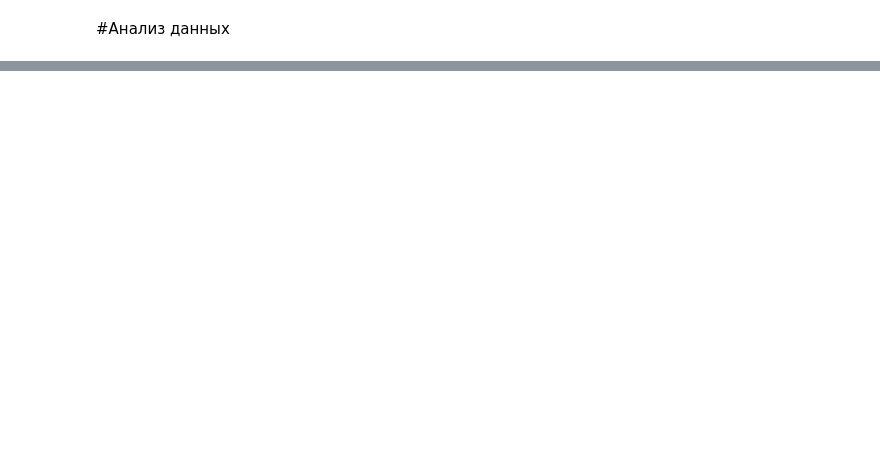
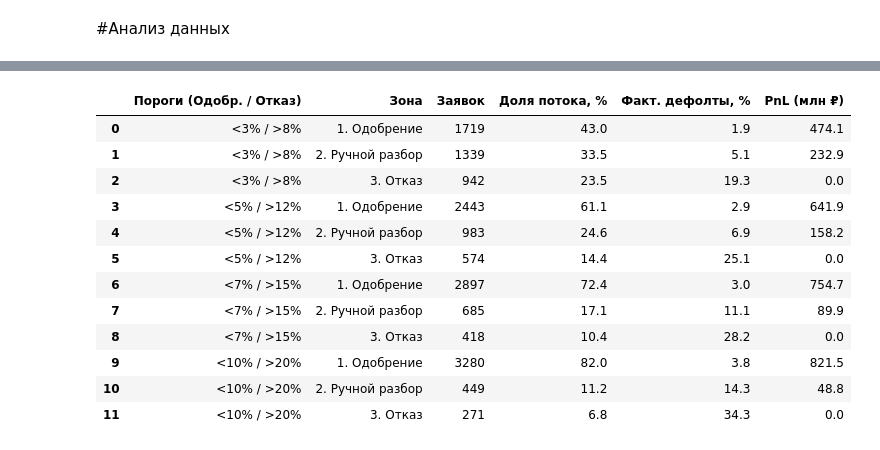
Before and after one commit to yldsha/ai-credit-assistant, a Jupyter notebook: scoring/notebooks/Кредитный_скролинг+анализ.ipynb, the cells around one changed output, grey strips where cells are left out. Drawn from its saved outputs; the diff is of its cells as text; code cells hidden in the pictures; blank space fills up the shorter version.

```diff
--- a/scoring/notebooks/Кредитный_скролинг+анализ.ipynb
+++ b/scoring/notebooks/Кредитный_скролинг+анализ.ipynb
@@ -653,0 +537,83 @@ display(scenario_table)
+# %%
+import numpy as np
+import pandas as pd
+
+# Адаптируем сценарии под наш откалиброванный уровень дефолта ~7%.
+# Пороги 20-40% не сработают, так как вероятности редко доходят до таких значений.
+scenarios = [
+    (0.03, 0.08),  # Консервативный: мало выдаем авто-одобрением, бережем портфель
+    (0.05, 0.12),  # Баланс: средний риск
+    (0.07, 0.15),  # Агрессивный: максимальный захват рынка
+    (0.10, 0.20),  # Сверх-агрессивный
+]
+
+# Условные бизнес-метрики для оценки качества скоринга в деньгах (PnL)
+AVG_LOAN = 2_000_000
+MARGIN = 0.15  # Заработок банка с хорошего клиента (+15%)
+LOSS = 0.50    # Потеря тела кредита при дефолте с учетом взыскания (-50%)
+
+rows = []
+
+for approval, rejection in scenarios:
+    zones = np.select(
+        [
+            pd_pred < approval,
+            (pd_pred >= approval) & (pd_pred < rejection)
+        ],
+        ["1. Одобрение", "2. Ручной разбор"],
+        default="3. Отказ"
+    )
+
+    for zone in ["1. Одобрение", "2. Ручной разбор", "3. Отказ"]:
+        mask = zones == zone
+        if not mask.any():
+            continue
+
+        zone_y = np.asarray(y_test)[mask]
+        defaults = zone_y.sum()
+        goods = len(zone_y) - defaults
+
+        # Считаем финансовый результат зоны
+        if zone == "1. Одобрение":
+            profit = (goods * AVG_LOAN * MARGIN) - (defaults * AVG_LOAN * LOSS)
+        elif zone == "2. Ручной разбор":
+            # Эмулируем работу аналитика: спасает от 50% дефолтов, но ошибочно режет 30% хороших
+            profit = ((goods * 0.7) * AVG_LOAN * MARGIN) - ((defaults * 0.5) * AVG_LOAN * LOSS)
+        else:
+            profit = 0
+
+        rows.append({
+            "Пороги (Одобр. / Отказ)": f"<{approval:.0%} / >{rejection:.0%}",
+            "Зона": zone,
+            "Заявок": int(mask.sum()),
+            "Доля потока, %": round(mask.mean() * 100, 1),  # Восстановлен знак умножения
+            "Факт. дефолты, %": round(zone_y.mean() * 100, 1), # Восстановлен знак умножения
+            "PnL (млн ₽)": round(profit / 1_000_000, 1)
+        })
+
+scenario_table = pd.DataFrame(rows)
+
+# Красивый вывод с подсветкой убытков и сверхприбылей
+display(
+    scenario_table.style
+    .background_gradient(subset=["PnL (млн ₽)"], cmap="RdYlGn")
+    .format({
+        "Доля потока, %": "{:.1f}",
+        "Факт. дефолты, %": "{:.1f}",
+        "PnL (млн ₽)": "{:.1f}"
+    })
+)
+# %% [output]
+|  | Пороги (Одобр. / Отказ) | Зона | Заявок | Доля потока, % | Факт. дефолты, % | PnL (млн ₽) |
+| 0 | <3% / >8% | 1. Одобрение | 1719 | 43.0 | 1.9 | 474.1 |
+| 1 | <3% / >8% | 2. Ручной разбор | 1339 | 33.5 | 5.1 | 232.9 |
+| 2 | <3% / >8% | 3. Отказ | 942 | 23.5 | 19.3 | 0.0 |
+| 3 | <5% / >12% | 1. Одобрение | 2443 | 61.1 | 2.9 | 641.9 |
+| 4 | <5% / >12% | 2. Ручной разбор | 983 | 24.6 | 6.9 | 158.2 |
+| 5 | <5% / >12% | 3. Отказ | 574 | 14.4 | 25.1 | 0.0 |
+| 6 | <7% / >15% | 1. Одобрение | 2897 | 72.4 | 3.0 | 754.7 |
+| 7 | <7% / >15% | 2. Ручной разбор | 685 | 17.1 | 11.1 | 89.9 |
+| 8 | <7% / >15% | 3. Отказ | 418 | 10.4 | 28.2 | 0.0 |
+| 9 | <10% / >20% | 1. Одобрение | 3280 | 82.0 | 3.8 | 821.5 |
+| 10 | <10% / >20% | 2. Ручной разбор | 449 | 11.2 | 14.3 | 48.8 |
+| 11 | <10% / >20% | 3. Отказ | 271 | 6.8 | 34.3 | 0.0 |
```
Also changed, not shown: parts of 7 cells of this notebook.
